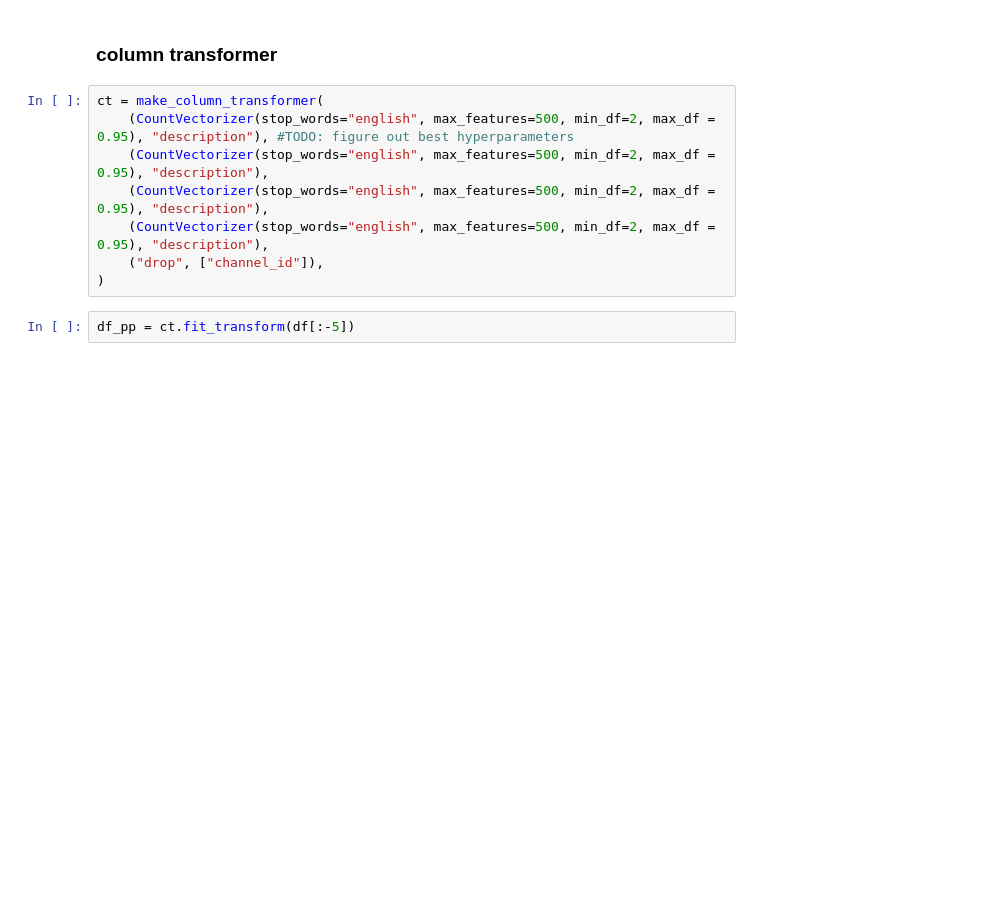
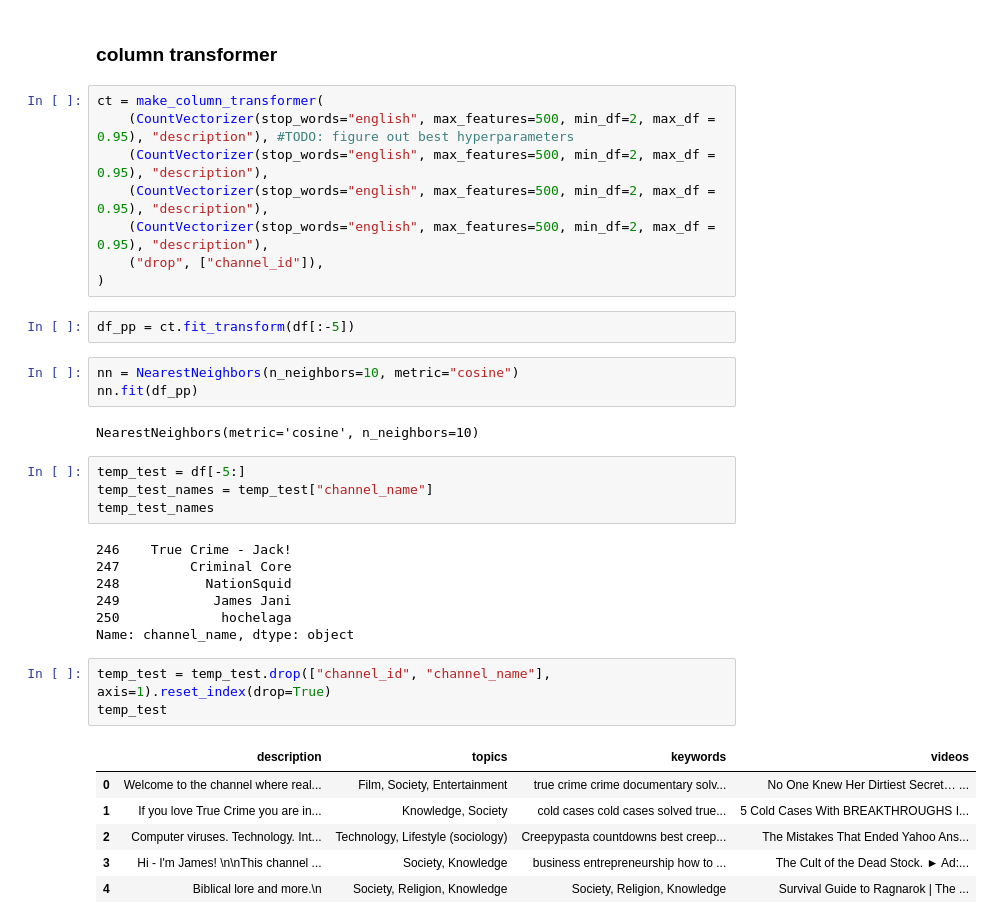
Before and after one commit to ricd99/videos_while_you_eat, a Jupyter notebook: notebooks/model/ve_eda.ipynb, the cells around one changed output. Saved outputs shown, nothing was run; the diff lists cells and outputs as text; blank space fills up the shorter version.

Commit message:
prepared temporary test file

```diff
--- a/notebooks/model/ve_eda.ipynb
+++ b/notebooks/model/ve_eda.ipynb
@@ -279,3 +279,29 @@ ct = make_column_transformer(
 )
 # %%
 df_pp = ct.fit_transform(df[:-5])
+# %%
+nn = NearestNeighbors(n_neighbors=10, metric="cosine")
+nn.fit(df_pp)
+# %% [output]
+NearestNeighbors(metric='cosine', n_neighbors=10)
+# %%
+temp_test = df[-5:]
+temp_test_names = temp_test["channel_name"]
+temp_test_names
+# %% [output]
+246    True Crime - Jack!
+247         Criminal Core
+248           NationSquid
+249            James Jani
+250             hochelaga
+Name: channel_name, dtype: object
+# %%
+temp_test = temp_test.drop(["channel_id", "channel_name"], axis=1).reset_index(drop=True)
+temp_test
+# %% [output]
+|  | description | topics | keywords | videos |
+| 0 | Welcome to the channel where real... | Film, Society, Entertainment | true crime crime documentary solv... | No One Knew Her Dirtiest Secret… ... |
+| 1 | If you love True Crime you are in... | Knowledge, Society | cold cases cold cases solved true... | 5 Cold Cases With BREAKTHROUGHS I... |
+| 2 | Computer viruses. Technology. Int... | Technology, Lifestyle (sociology) | Creepypasta countdowns best creep... | The Mistakes That Ended Yahoo Ans... |
+| 3 | Hi - I'm James! \n\nThis channel ... | Society, Knowledge | business entrepreneurship how to ... | The Cult of the Dead Stock. ► Ad:... |
+| 4 | Biblical lore and more.\n | Society, Religion, Knowledge | Society, Religion, Knowledge | Survival Guide to Ragnarok | The ... |
```
